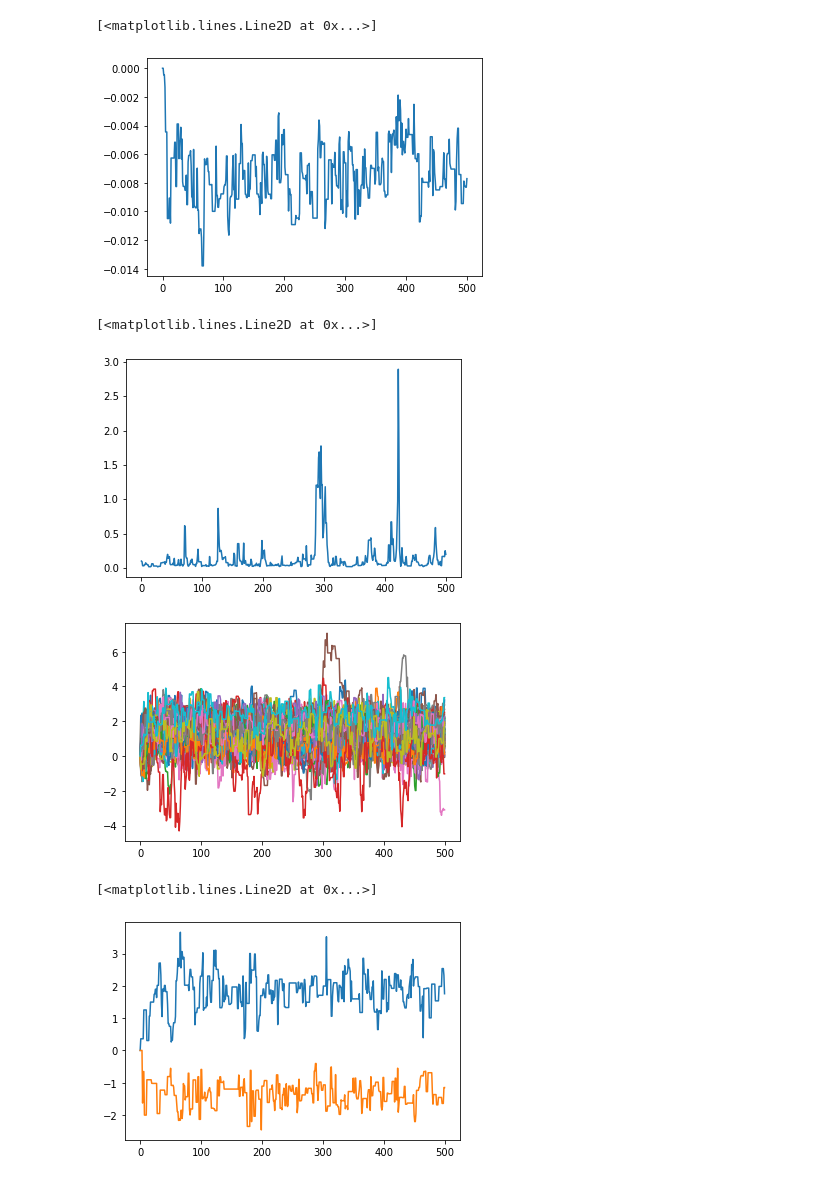
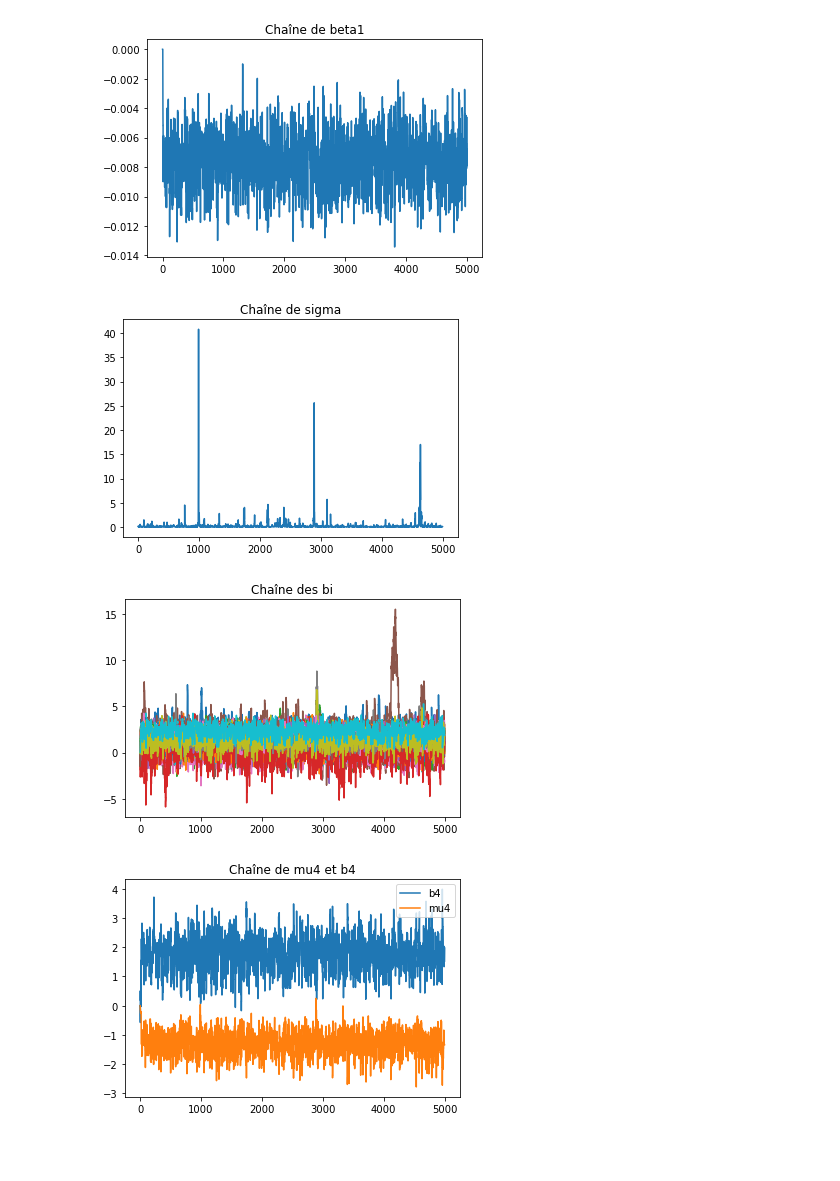
Before and after one commit to PaulTrincklin/Bayes-Project, a Jupyter notebook: Projet.ipynb, the cells around one changed output. Drawn from its saved outputs; the diff is of its cells as text; code cells hidden in the pictures; blank space fills up the shorter version.

```diff
--- a/Projet.ipynb
+++ b/Projet.ipynb
@@ -150,16 +150,16 @@ def GibbsSampler(n,std_dev,alpha,beta1,beta2,sigma,mu,b):
                 Xb[j+1][i]=Xp
     return X,Xmu,Xb
 # %%
-std_dev=[0.1,0.01,0.003,0.1,1,1] #Variance des propositions
+std_dev=[0.1,0.01,0.003,0.1,1,1] #Variance des propositions (ajustées)
 
-#Valeurs initiales:
+#Valeurs initiales (ajustées):
 alpha=-1.7
 beta1=0
 beta2=0
 mu=[0]*K
 b=[0]*K
 sigma=0.1
-n=500
+n=5000
 t0=time.time()
 X,Xmu,Xb=GibbsSampler(n,std_dev,alpha,beta1,beta2,sigma,mu,b)
 print(f"temps d'éxécution pour n={n}: {time.time()-t0} s.")
@@ -182,24 +182,26 @@ plt.plot(X[1])
 # %%
 plt.plot(X[2])
+plt.title("Chaîne de beta1");
 # %% [output]
-[<matplotlib.lines.Line2D at 0x...>]
-[figure, old version]
+[figure, new version]
 # %%
 plt.plot(X[3])
+plt.title("Chaîne de sigma");
 # %% [output]
-[<matplotlib.lines.Line2D at 0x...>]
-[figure, old version]
+[figure, new version]
 # %%
 for i in range(120):
     plt.plot(Xb[i])
+plt.title("Chaîne des bi");
 # %% [output]
-[figure, old version]
+[figure, new version]
 # %%
-plt.plot(Xb[4])
-plt.plot(Xmu[4])
+plt.plot(Xb[4],label="b4")
+plt.plot(Xmu[4],label='mu4')
+plt.legend();
+plt.title("Chaîne de mu4 et b4");
 # %% [output]
-[<matplotlib.lines.Line2D at 0x...>]
-[figure, old version]
+[figure, new version]
 # %%
 for i in range(120):
     plt.plot(Xmu[i])
```
Also changed, not shown: parts of 12 cells of this notebook.
